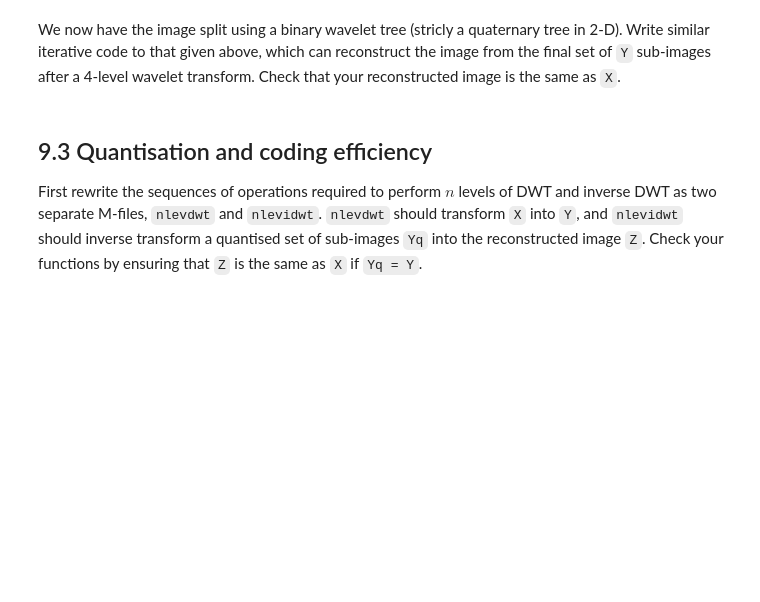
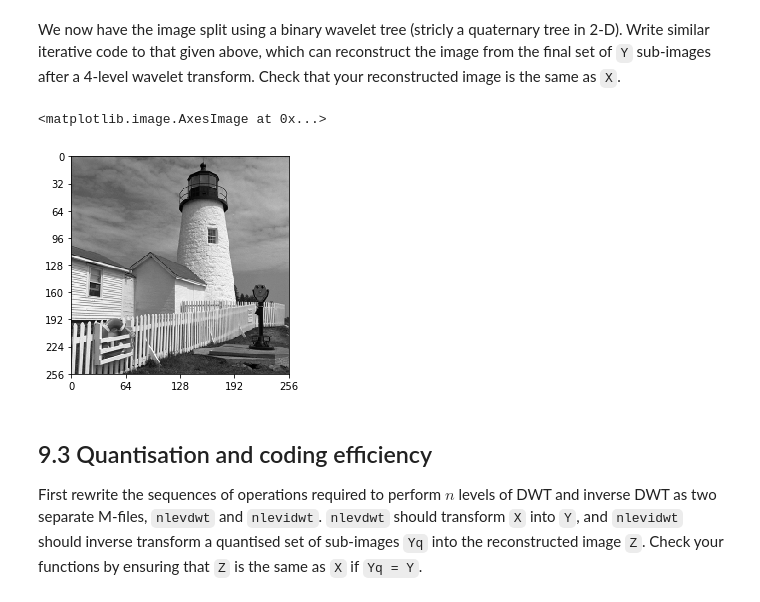
Before and after one commit to barkermrl/ImageProcessing, a Jupyter notebook: 9-dwt.ipynb, the cells around one changed output. Drawn from its saved outputs; the diff is of its cells as text; code cells hidden in the pictures; blank space fills up the shorter version.

```diff
--- a/9-dwt.ipynb
+++ b/9-dwt.ipynb
@@ -304,0 +337,15 @@ same as `X`.
+# %%
+# your code here
+def inverse_tree(Y,n):
+    Xr = Y.copy()
+    m = 256//2**n
+    for i in range(n):
+        m *= 2
+        Xr[:m,:m] = idwt(Xr[:m,:m])
+    return Xr
+# %%
+fig, ax = plt.subplots()
+plot_image(inverse_tree(Y,4), ax=ax)
+# %% [output]
+<matplotlib.image.AxesImage at 0x...>
+[figure, added]
```
Also changed, not shown: parts of 21 cells of this notebook, 1 other file.
